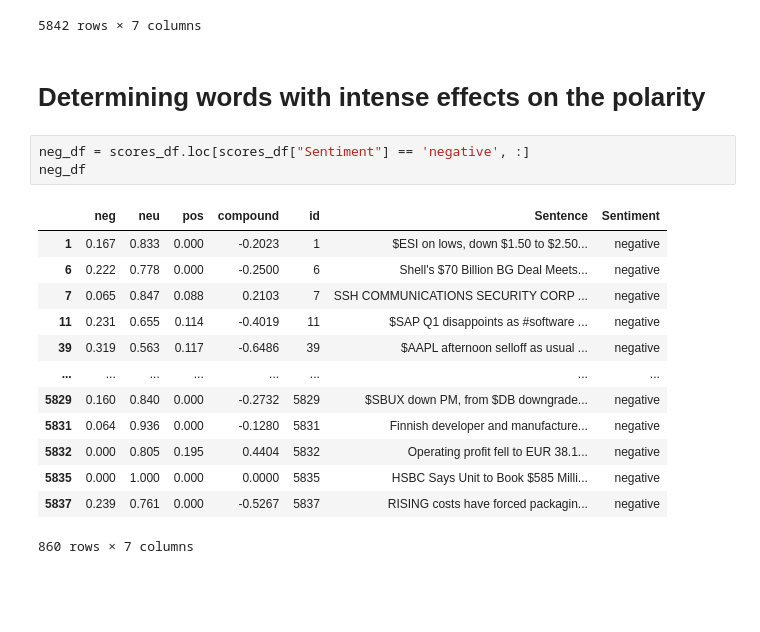
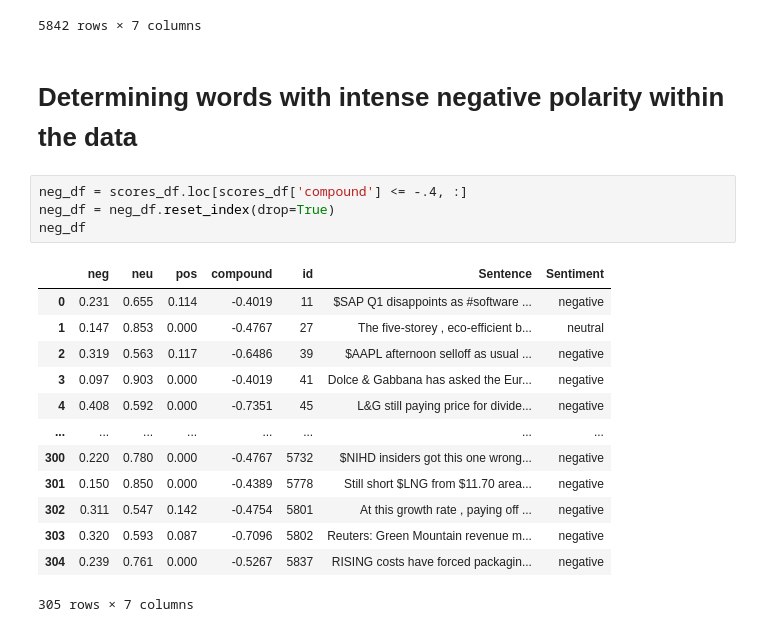
Before and after one commit to hasanhaider2468/Financial-sentiment-analysis, a Jupyter notebook: Project_code/Project-code.ipynb, the cells around one changed output. Drawn from its saved outputs; the diff is of its cells as text; blank space fills up the shorter version.

Commit message:
Added polarity scores for significant individual words

```diff
--- a/Project_code/Project-code.ipynb
+++ b/Project_code/Project-code.ipynb
@@ -74,21 +88,22 @@ scores_df
 | 5841 | 0.000 | 0.866 | 0.134 | 0.5719 | 5841 | HELSINKI AFX - KCI Konecranes sai... | positive |
 5842 rows × 7 columns
 # %% [markdown]
-# Determining words with intense effects on the polarity
+# Determining words with intense negative polarity within the data
 # %%
-neg_df = scores_df.loc[scores_df["Sentiment"] == 'negative', :]
+neg_df = scores_df.loc[scores_df['compound'] <= -.4, :]
+neg_df = neg_df.reset_index(drop=True)
 neg_df
 # %% [output]
 |  | neg | neu | pos | compound | id | Sentence | Sentiment |
-| 1 | 0.167 | 0.833 | 0.000 | -0.2023 | 1 | $ESI on lows, down $1.50 to $2.50... | negative |
-| 6 | 0.222 | 0.778 | 0.000 | -0.2500 | 6 | Shell's $70 Billion BG Deal Meets... | negative |
-| 7 | 0.065 | 0.847 | 0.088 | 0.2103 | 7 | SSH COMMUNICATIONS SECURITY CORP ... | negative |
-| 11 | 0.231 | 0.655 | 0.114 | -0.4019 | 11 | $SAP Q1 disappoints as #software ... | negative |
-| 39 | 0.319 | 0.563 | 0.117 | -0.6486 | 39 | $AAPL afternoon selloff as usual ... | negative |
+| 0 | 0.231 | 0.655 | 0.114 | -0.4019 | 11 | $SAP Q1 disappoints as #software ... | negative |
+| 1 | 0.147 | 0.853 | 0.000 | -0.4767 | 27 | The five-storey , eco-efficient b... | neutral |
+| 2 | 0.319 | 0.563 | 0.117 | -0.6486 | 39 | $AAPL afternoon selloff as usual ... | negative |
+| 3 | 0.097 | 0.903 | 0.000 | -0.4019 | 41 | Dolce & Gabbana has asked the Eur... | negative |
+| 4 | 0.408 | 0.592 | 0.000 | -0.7351 | 45 | L&G still paying price for divide... | negative |
 | ... | ... | ... | ... | ... | ... | ... | ... |
-| 5829 | 0.160 | 0.840 | 0.000 | -0.2732 | 5829 | $SBUX down PM, from $DB downgrade... | negative |
-| 5831 | 0.064 | 0.936 | 0.000 | -0.1280 | 5831 | Finnish developer and manufacture... | negative |
-| 5832 | 0.000 | 0.805 | 0.195 | 0.4404 | 5832 | Operating profit fell to EUR 38.1... | negative |
-| 5835 | 0.000 | 1.000 | 0.000 | 0.0000 | 5835 | HSBC Says Unit to Book $585 Milli... | negative |
-| 5837 | 0.239 | 0.761 | 0.000 | -0.5267 | 5837 | RISING costs have forced packagin... | negative |
+| 300 | 0.220 | 0.780 | 0.000 | -0.4767 | 5732 | $NIHD insiders got this one wrong... | negative |
+| 301 | 0.150 | 0.850 | 0.000 | -0.4389 | 5778 | Still short $LNG from $11.70 area... | negative |
+| 302 | 0.311 | 0.547 | 0.142 | -0.4754 | 5801 | At this growth rate , paying off ... | negative |
+| 303 | 0.320 | 0.593 | 0.087 | -0.7096 | 5802 | Reuters: Green Mountain revenue m... | negative |
+| 304 | 0.239 | 0.761 | 0.000 | -0.5267 | 5837 | RISING costs have forced packagin... | negative |
-860 rows × 7 columns
+305 rows × 7 columns
```
Also changed, not shown: parts of 9 cells of this notebook.
